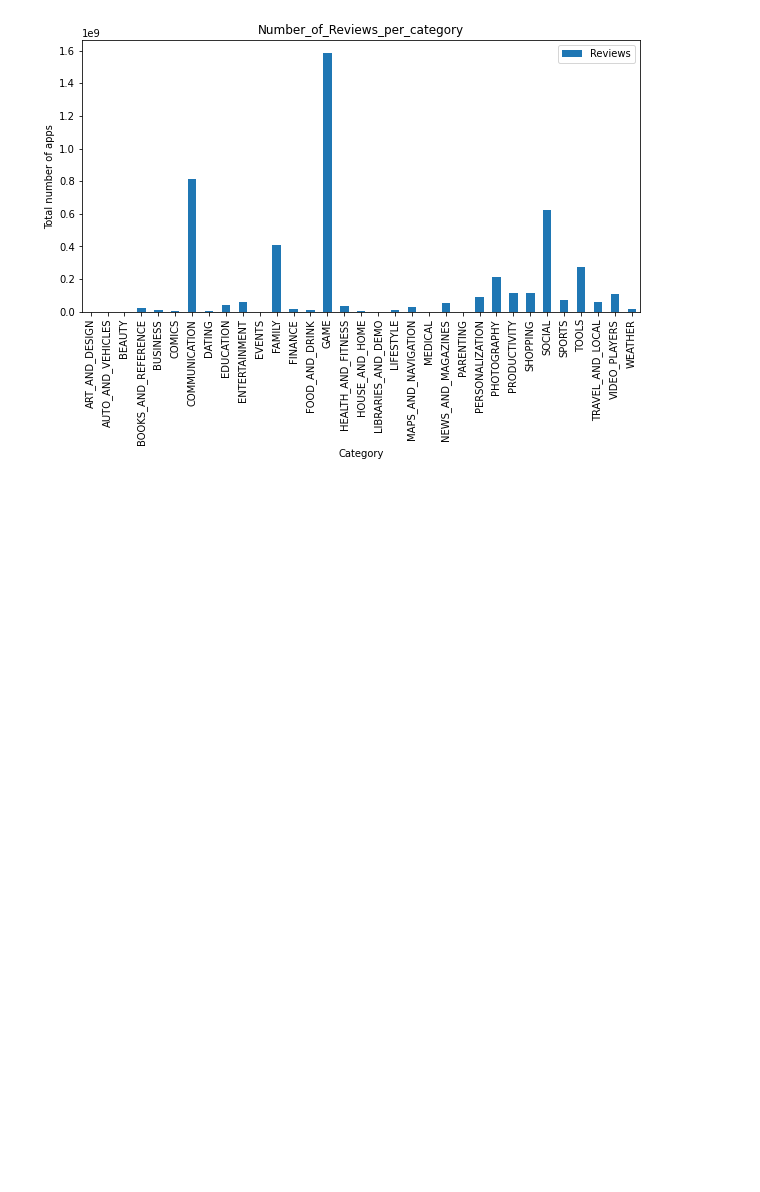
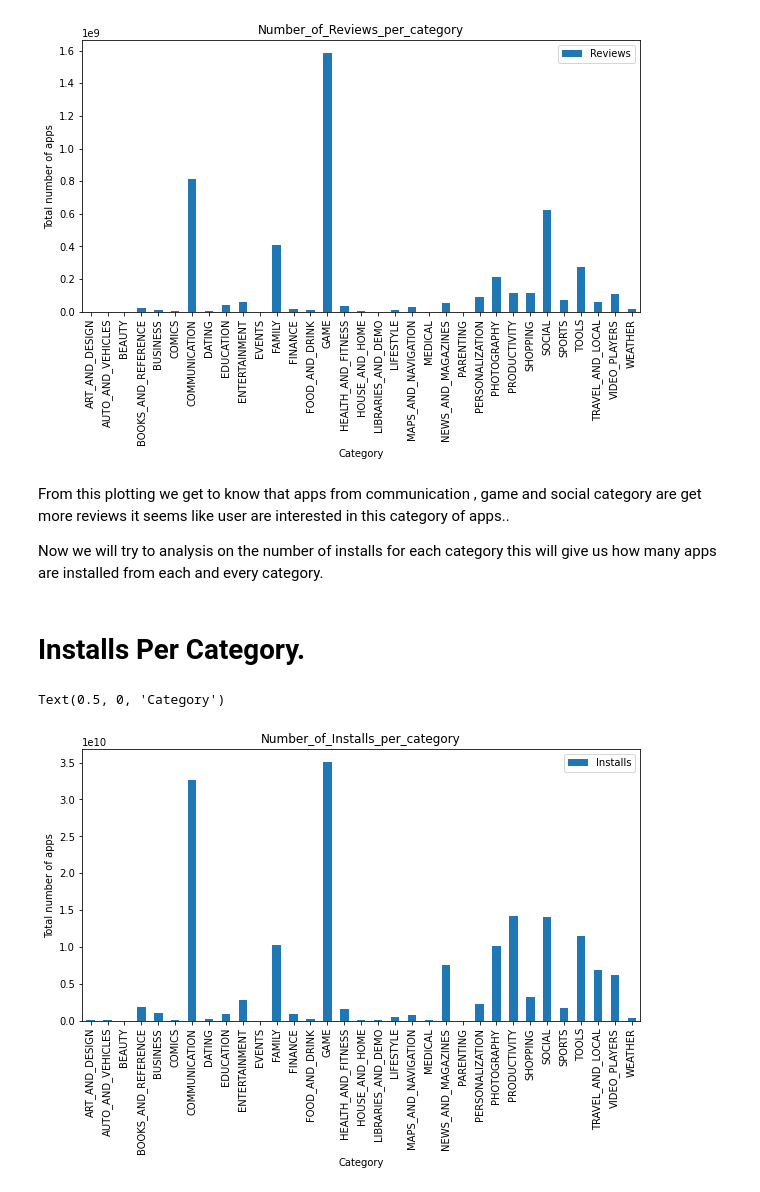
Before and after one commit to Rushabhtikale92/Play-store-app-review-analysis, a Jupyter notebook: Play_Store_App_Review_Analysis_Capstone_Project_by_Rushabh_Tikale.ipynb, the cells around one changed output. Cells and saved outputs as stored; diff of their text form; code cells hidden in the pictures; blank space fills up the shorter version.

```diff
--- a/Play_Store_App_Review_Analysis_Capstone_Project_by_Rushabh_Tikale.ipynb
+++ b/Play_Store_App_Review_Analysis_Capstone_Project_by_Rushabh_Tikale.ipynb
@@ -273,3 +273,21 @@ plt.xlabel('Category')
 # %% [output]
 Text(0.5, 0, 'Category')
 [figure]
+# %% [markdown]
+From this plotting we get to know that apps from communication , game and social category are get more reviews it seems like user are interested in this category of apps..
+
+Now we will try to analysis on the number of installs for each category this will give us how many apps are installed from each and every category.
+# %% [markdown]
+# Installs Per Category.
+# %%
+# visualize number of installs for each category:
+categories = data.groupby('Category')
+category_installs_sum_data = categories[['Installs']].sum()
+plt.rcParams['figure.figsize'] = (10, 5)
+category_installs_sum_data.plot(kind='bar')
+plt.title('Number_of_Installs_per_category')
+plt.ylabel('Total number of apps')
+plt.xlabel('Category')
+# %% [output]
+Text(0.5, 0, 'Category')
+[figure, added]
```
Also changed, not shown: parts of 18 cells of this notebook.
